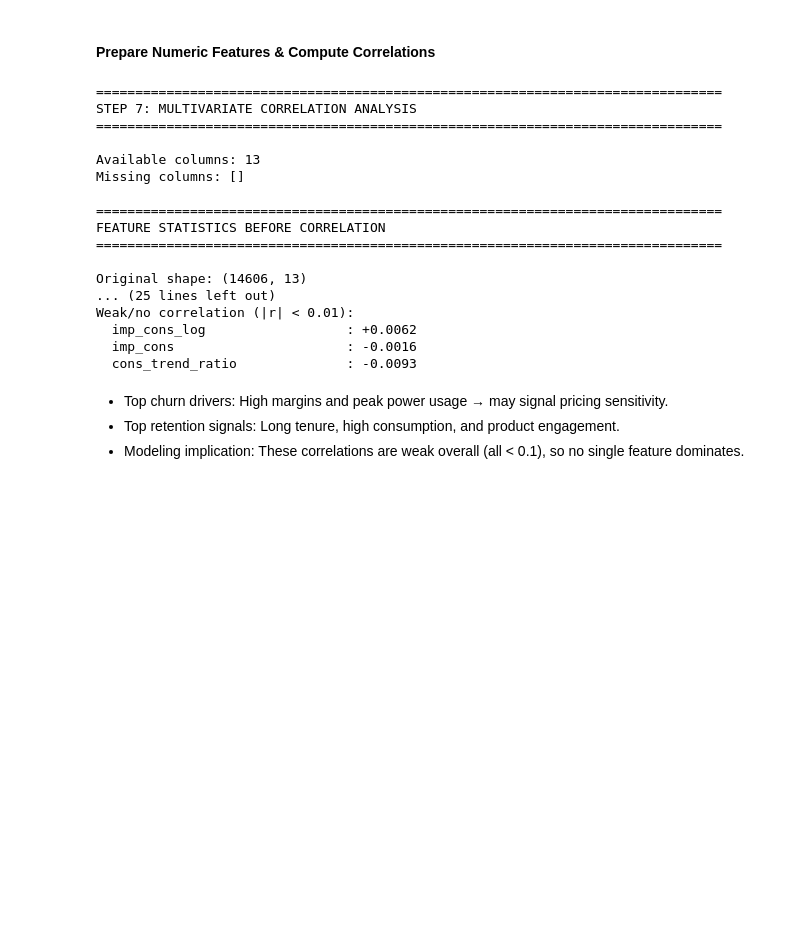
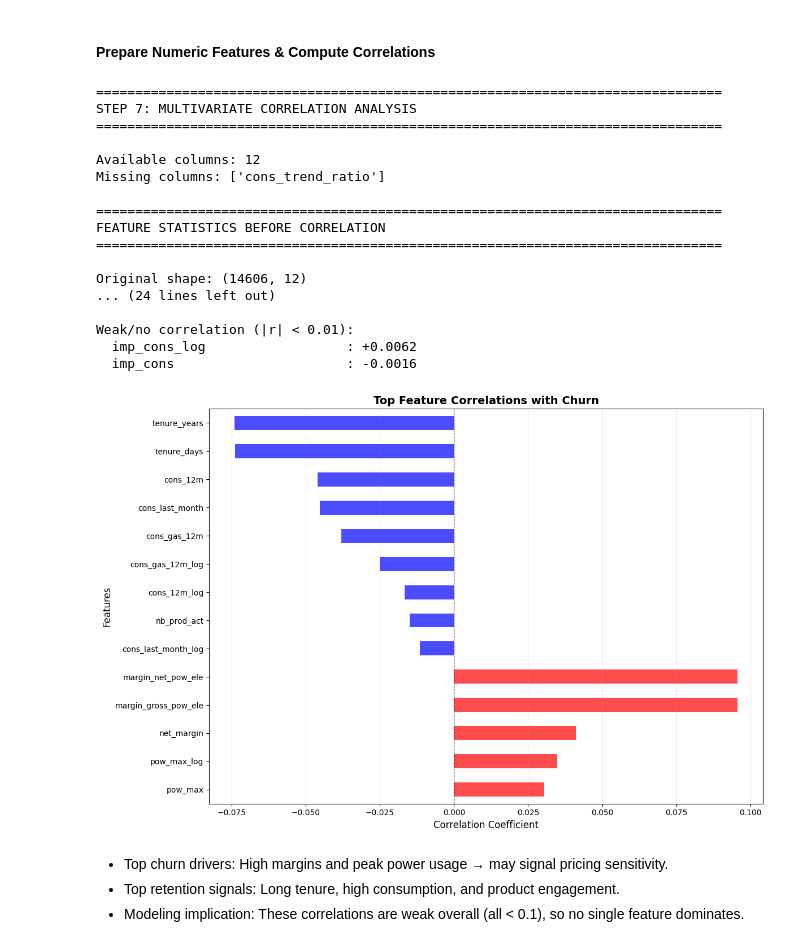
Before and after one commit to fitsblb/PowerCo-Custumer-Churn, a Jupyter notebook: Notebooks/00_eda.ipynb, the cells around one changed output. Saved outputs shown, nothing was run; the diff lists cells and outputs as text; code cells hidden in the pictures; blank space fills up the shorter version.

```diff
--- a/Notebooks/00_eda.ipynb
+++ b/Notebooks/00_eda.ipynb
@@ -1403,38 +1448,67 @@ print("=" * 80)
 
 print(f"\nPositive correlations (increase churn risk):")
 positive = churn_corr[churn_corr > 0.01]
 for feature, corr in positive.items():
     if feature != "churn":
         print(f"  {feature:30s}: {corr:+.4f}")
 
 print(f"\nNegative correlations (decrease churn risk):")
 negative = churn_corr[churn_corr < -0.01]
 for feature, corr in negative.items():
     if feature != "churn":
         print(f"  {feature:30s}: {corr:+.4f}")
 
 print(f"\nWeak/no correlation (|r| < 0.01):")
 weak = churn_corr[(churn_corr.abs() < 0.01) & (churn_corr.index != "churn")]
 for feature, corr in weak.items():
     print(f"  {feature:30s}: {corr:+.4f}")
+
+# Visualization: Bar Plot of Feature Correlations with Churn
+# Focus on top positive and negative correlations for clarity
+top_positive = (
+    churn_corr[(churn_corr > 0.01) & (churn_corr.index != "churn")]
+    .head(10)
+    .sort_values(ascending=True)
+)  # Sort ascending for horizontal bar, exclude churn itself
+top_negative = (
+    churn_corr[(churn_corr < -0.01) & (churn_corr.index != "churn")]
+    .head(10)
+    .sort_values(ascending=False)
+)  # Sort descending for horizontal bar, exclude churn itself
+
+# Combine for a single plot
+top_corr = pd.concat([top_positive, top_negative]).drop_duplicates()
+
+plt.figure(figsize=(12, 8))
+colors = ["red" if x > 0 else "blue" for x in top_corr.values]
+top_corr.plot(kind="barh", color=colors, alpha=0.7)
+plt.title("Top Feature Correlations with Churn", fontsize=14, fontweight="bold")
+plt.xlabel("Correlation Coefficient", fontsize=12)
+plt.ylabel("Features", fontsize=12)
+plt.axvline(0, color="black", linewidth=0.8, linestyle="--")
+plt.grid(axis="x", alpha=0.3)
+plt.tight_layout()
+plt.savefig(OUT_DIR / "churn_correlations_bar.png", dpi=300)
+plt.show()
 # %% [output]
 ================================================================================
 STEP 7: MULTIVARIATE CORRELATION ANALYSIS
 ================================================================================
 
-Available columns: 13
-Missing columns: []
+Available columns: 12
+Missing columns: ['cons_trend_ratio']
 
 ================================================================================
 FEATURE STATISTICS BEFORE CORRELATION
 ================================================================================
 
-Original shape: (14606, 13)
-... (25 lines left out)
+Original shape: (14606, 12)
+... (24 lines left out)
+
 Weak/no correlation (|r| < 0.01):
   imp_cons_log                  : +0.0062
   imp_cons                      : -0.0016
-  cons_trend_ratio              : -0.0093
+[figure, added]
 # %% [markdown]
 - Top churn drivers: High margins and peak power usage → may signal pricing sensitivity.
 - Top retention signals: Long tenure, high consumption, and product engagement.
```
Also changed, not shown: parts of 2 cells of this notebook, 11 other files.
